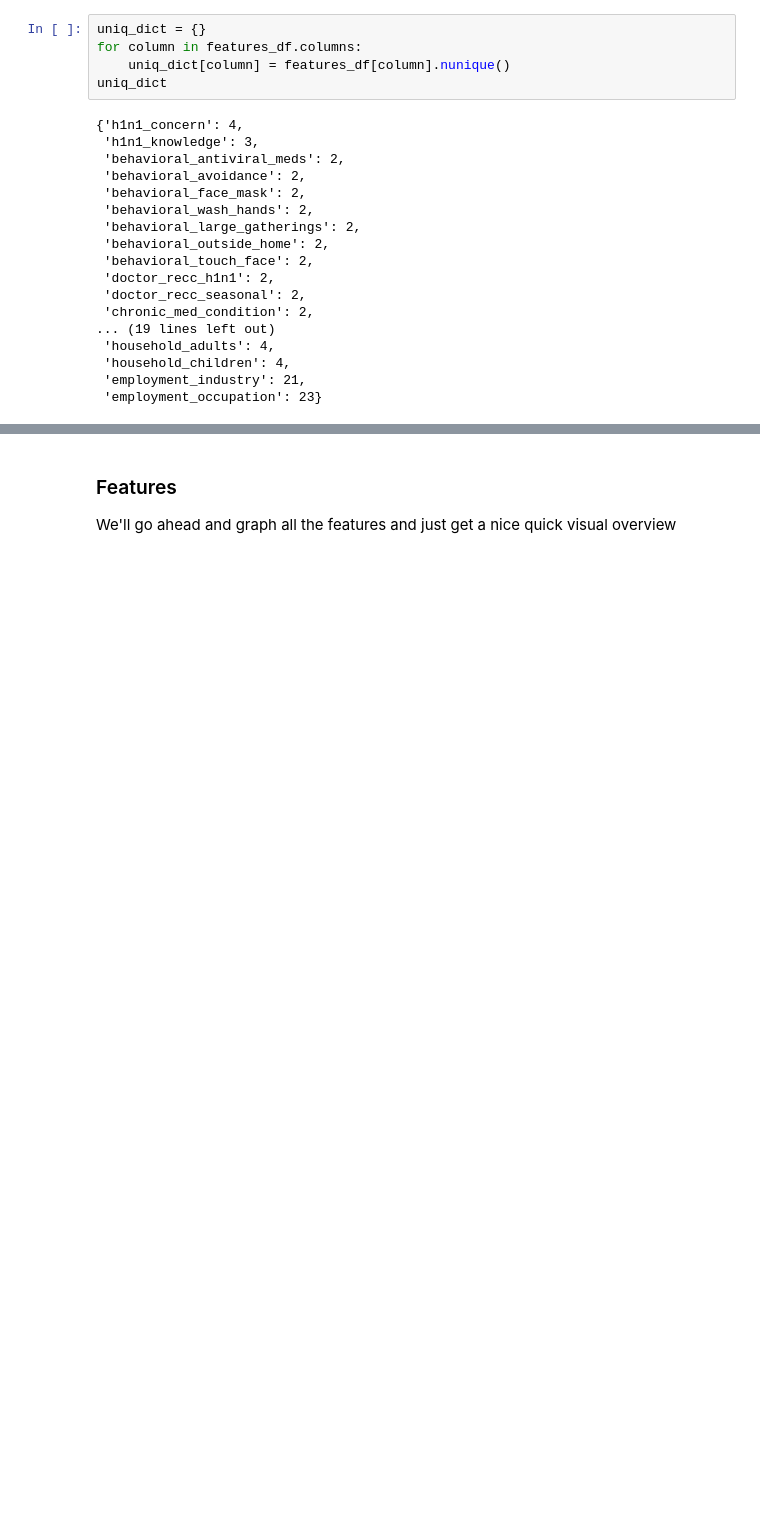
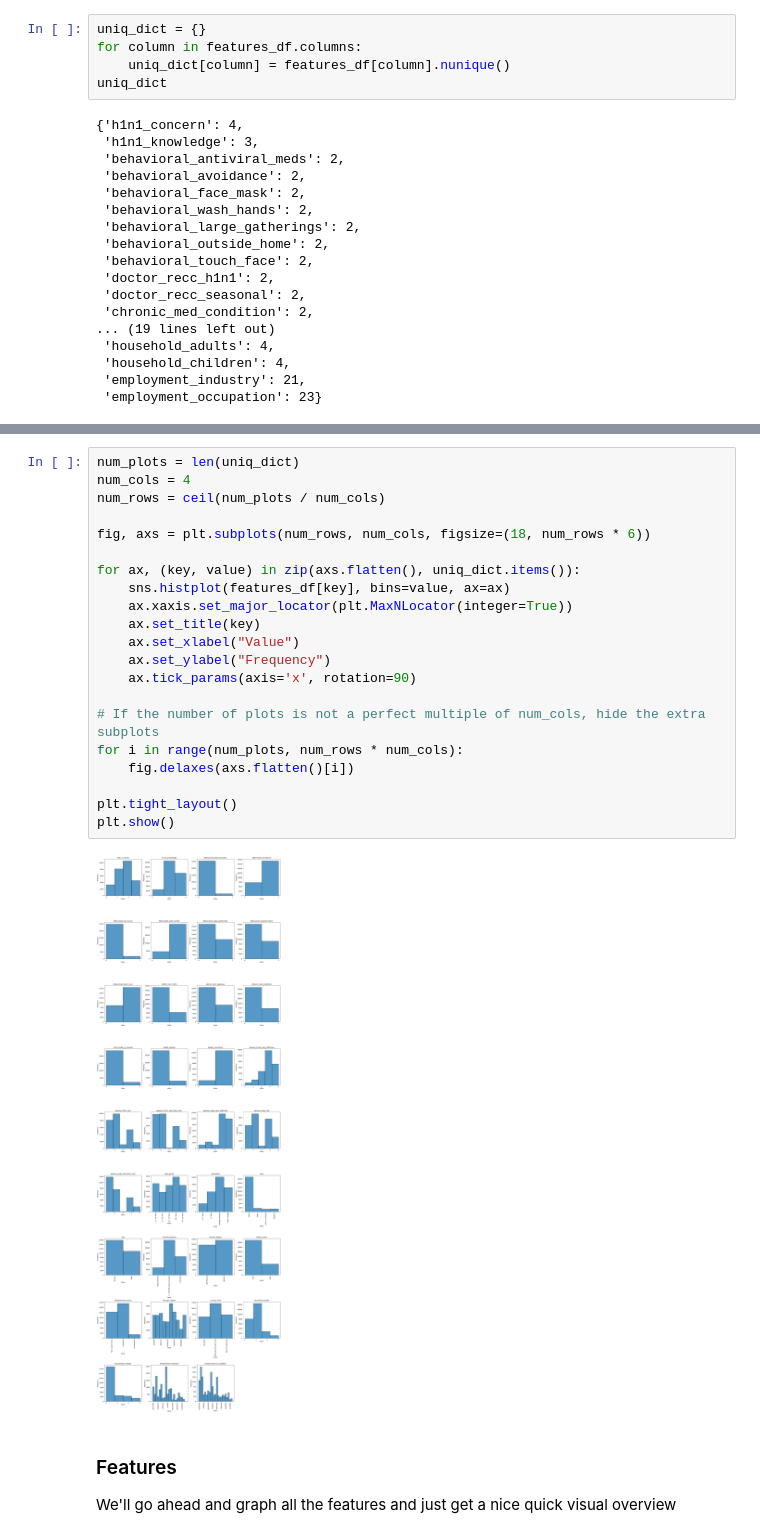
Before and after one commit to Gfatouras/H1N1_and_Seasonal_Flu, a Jupyter notebook: Phase3_Master.ipynb, the cells around one changed output, grey strips where cells are left out. Drawn from its saved outputs; the diff is of its cells as text; blank space fills up the shorter version.

```diff
--- a/Phase3_Master.ipynb
+++ b/Phase3_Master.ipynb
@@ -407,3 +390,26 @@ for key, value in uniq_dict.items():
+# %%
+num_plots = len(uniq_dict)
+num_cols = 4
+num_rows = ceil(num_plots / num_cols)
+
+fig, axs = plt.subplots(num_rows, num_cols, figsize=(18, num_rows * 6))
+
+for ax, (key, value) in zip(axs.flatten(), uniq_dict.items()):
+    sns.histplot(features_df[key], bins=value, ax=ax)
+    ax.xaxis.set_major_locator(plt.MaxNLocator(integer=True))
+    ax.set_title(key)
+    ax.set_xlabel("Value")
+    ax.set_ylabel("Frequency")
+    ax.tick_params(axis='x', rotation=90)
+
+# If the number of plots is not a perfect multiple of num_cols, hide the extra subplots
+for i in range(num_plots, num_rows * num_cols):
+    fig.delaxes(axs.flatten()[i])
+
+plt.tight_layout()
+plt.show()
+# %% [output]
+[figure, added]
 # %% [markdown]
 ### Features
 We'll go ahead and graph all the features and just get a nice quick visual overview
```
Also changed, not shown: parts of 25 cells of this notebook.
